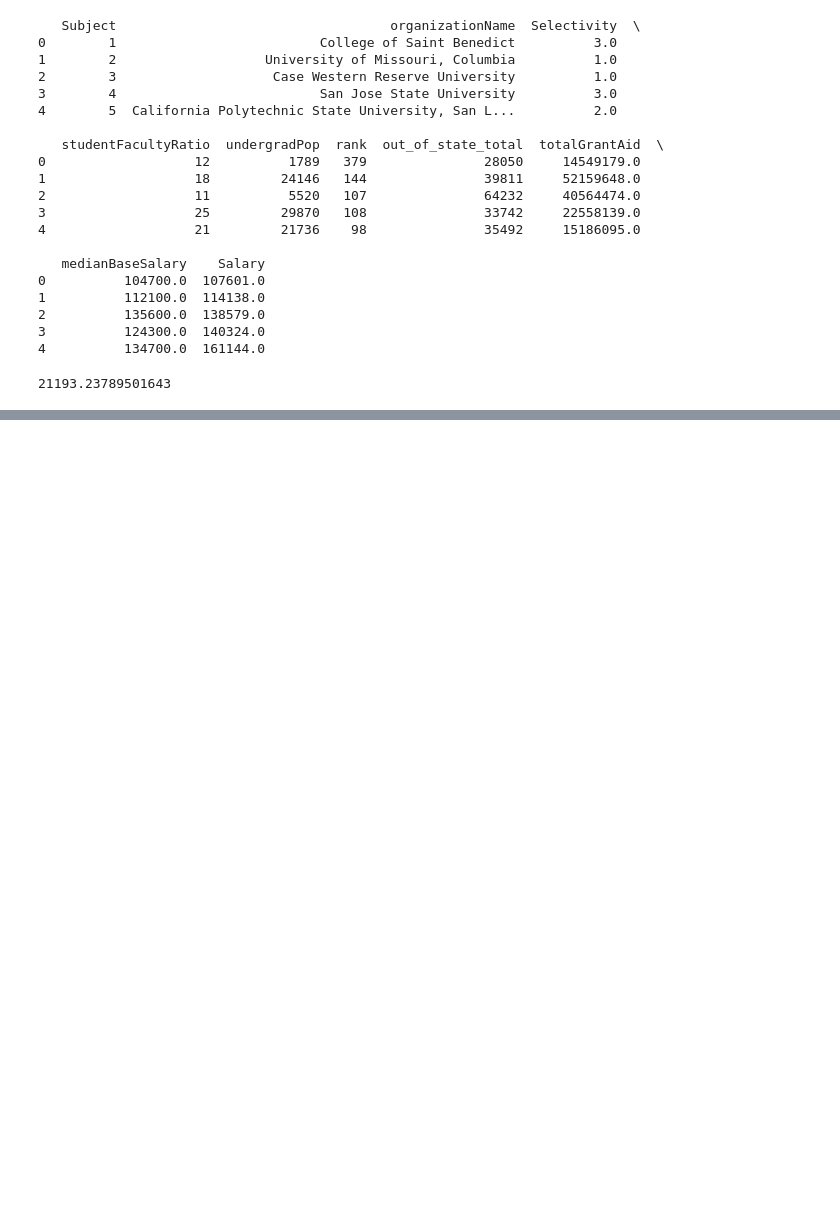
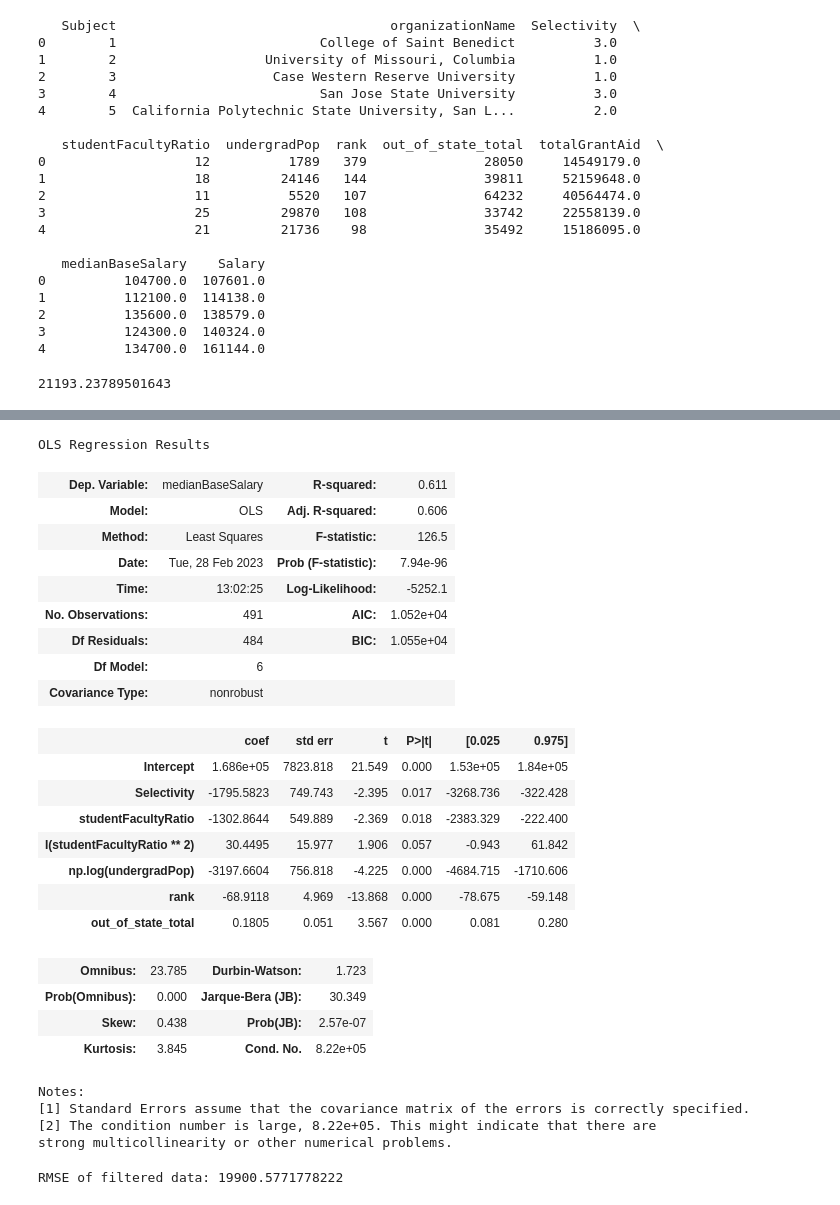
Before and after one commit to nicketm/AshleysLostPhone, a Jupyter notebook: Stat 303-2 Project.ipynb, the cells around one changed output, grey strips where cells are left out. Cells and saved outputs as stored; diff of their text form; code cells hidden in the pictures; blank space fills up the shorter version.

```diff
--- a/Stat 303-2 Project.ipynb
+++ b/Stat 303-2 Project.ipynb
@@ -449,0 +507,38 @@ print(np.sqrt(((test.Salary - pred_salary)**2).mean()))
+# %%
+# Model with influential points removed
+model3 = smf.ols('medianBaseSalary~Selectivity+studentFacultyRatio+I(studentFacultyRatio**2)+np.log(undergradPop)+rank+out_of_state_total', data = data_filtered).fit()
+model3.summary()
+# %% [output]
+OLS Regression Results
+| Dep. Variable: | medianBaseSalary | R-squared: | 0.611 |
+| Model: | OLS | Adj. R-squared: | 0.606 |
+| Method: | Least Squares | F-statistic: | 126.5 |
+| Date: | Tue, 28 Feb 2023 | Prob (F-statistic): | 7.94e-96 |
+| Time: | 13:02:25 | Log-Likelihood: | -5252.1 |
+| No. Observations: | 491 | AIC: | 1.052e+04 |
+| Df Residuals: | 484 | BIC: | 1.055e+04 |
+| Df Model: | 6 |  |  |
+| Covariance Type: | nonrobust |  |  |
+|  | coef | std err | t | P>|t| | [0.025 | 0.975] |
+| Intercept | 1.686e+05 | 7823.818 | 21.549 | 0.000 | 1.53e+05 | 1.84e+05 |
+| Selectivity | -1795.5823 | 749.743 | -2.395 | 0.017 | -3268.736 | -322.428 |
+| studentFacultyRatio | -1302.8644 | 549.889 | -2.369 | 0.018 | -2383.329 | -222.400 |
+| I(studentFacultyRatio ** 2) | 30.4495 | 15.977 | 1.906 | 0.057 | -0.943 | 61.842 |
+| np.log(undergradPop) | -3197.6604 | 756.818 | -4.225 | 0.000 | -4684.715 | -1710.606 |
+| rank | -68.9118 | 4.969 | -13.868 | 0.000 | -78.675 | -59.148 |
+| out_of_state_total | 0.1805 | 0.051 | 3.567 | 0.000 | 0.081 | 0.280 |
+| Omnibus: | 23.785 | Durbin-Watson: | 1.723 |
+| Prob(Omnibus): | 0.000 | Jarque-Bera (JB): | 30.349 |
+| Skew: | 0.438 | Prob(JB): | 2.57e-07 |
+| Kurtosis: | 3.845 | Cond. No. | 8.22e+05 |
+Notes:
+[1] Standard Errors assume that the covariance matrix of the errors is correctly specified.
+[2] The condition number is large, 8.22e+05. This might indicate that there are
+strong multicollinearity or other numerical problems.
+# %%
+# RMSE of new model
+pred_salary_filtered = model3.predict(test)
+rmse_filtered = np.sqrt(((test.Salary - pred_salary_filtered)**2).mean())
+print (f'RMSE of filtered data: {rmse_filtered}')
+# %% [output]
+RMSE of filtered data: 19900.5771778222
```
Also changed, not shown: parts of 6 cells of this notebook.
